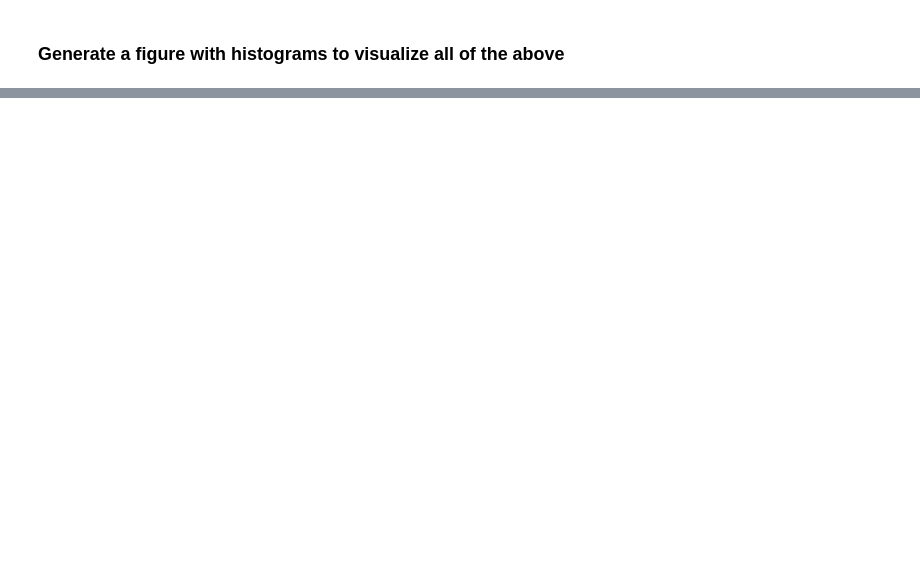
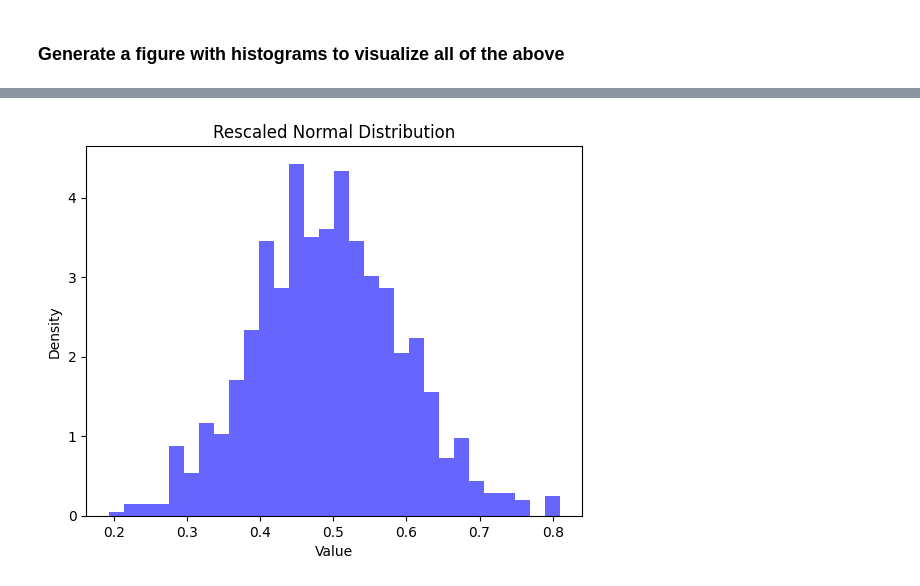
Before and after one commit to mcdowellkonnor/BrainConnectivity, a Jupyter notebook: BrainConnectivity/06_Per_Node_Permutation.ipynb, the cells around one changed output, grey strips where cells are left out. Drawn from its saved outputs; the diff is of its cells as text; code cells hidden in the pictures; blank space fills up the shorter version.

```diff
--- a/BrainConnectivity/06_Per_Node_Permutation.ipynb
+++ b/BrainConnectivity/06_Per_Node_Permutation.ipynb
@@ -327,0 +356,15 @@ plt.show()
+# %%
+# Generate a normal distribution
+samples = np.random.normal(loc=0.5, scale=0.1, size=1000)
+
+# Rescale to fit the range [0.1, 0.9]
+samples = np.clip(samples, 0.1, 0.9)
+
+# Plot the results
+plt.hist(samples, bins=30, density=True, alpha=0.6, color='b')
+plt.title("Rescaled Normal Distribution")
+plt.xlabel("Value")
+plt.ylabel("Density")
+plt.show()
+# %% [output]
+[figure, added]
```
Also changed, not shown: parts of 8 cells of this notebook.
